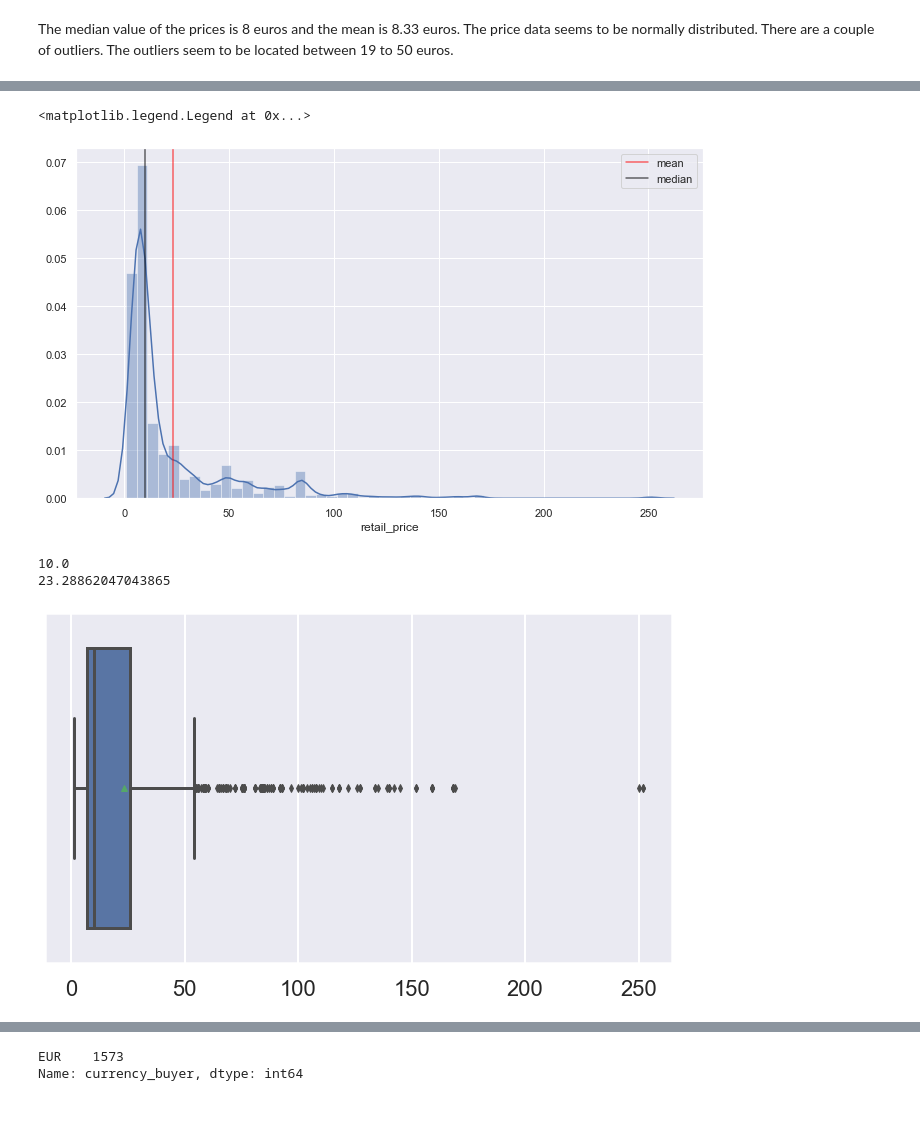
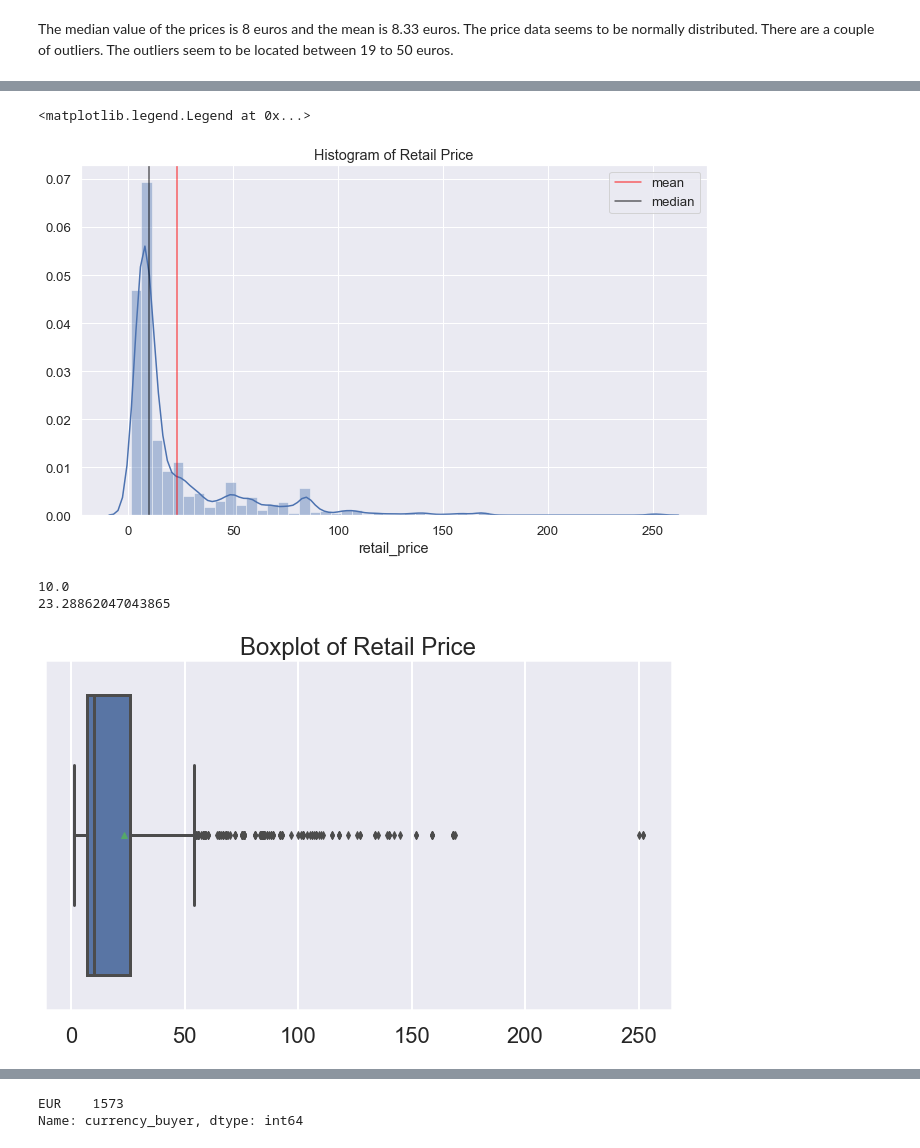
Before and after one commit to criosch1/Capstone_Final_Wish, a Jupyter notebook: Final Capstone Wish.ipynb, the cells around one changed output, grey strips where cells are left out. Saved outputs shown, nothing was run; the diff lists cells and outputs as text; code cells hidden in the pictures; blank space fills up the shorter version.

```diff
--- a/Final Capstone Wish.ipynb
+++ b/Final Capstone Wish.ipynb
@@ -282,14 +310,18 @@ Name: price, dtype: float64
 # %%
 # Visualization of price
 sns.set(rc={'figure.figsize': (10, 6)})
+sns.set(font_scale=1.25)
+
 
 mean=wish['price'].mean()
 median=wish['price'].median()
 
-sns.distplot(wish.price,bins=50)
+sns.distplot(wish.price,bins=50).set_title('Histogram of Price')
 plt.axvline(mean,0, 1, color = 'red', label='mean', alpha = 0.6)
 plt.axvline(median,0, 1, color = 'black', label='median', alpha = 0.6)
 
+
+
 plt.legend()
 # %% [output]
 <matplotlib.legend.Legend at 0x...>
@@ -314,11 +346,12 @@ print(wish['price'].mean())
 # %%
 # Cut the window in 2 parts
 sns.set(rc={'figure.figsize': (10, 6)})
+sns.set(font_scale=2)
 
 f, (ax_box, ax_hist) = plt.subplots(2, sharex=True, gridspec_kw={"height_ratios": (.15, .85)})
 
 # Add a graph in each part
-sns.boxplot(wish["price"], ax=ax_box)
+sns.boxplot(wish["price"], ax=ax_box).set_title('Boxplot and Histogram of Price')
 sns.distplot(wish["price"], ax=ax_hist)
 
 # Remove x axis name for the boxplot
@@ -347,35 +378,36 @@ max       252.000000
 Name: retail_price, dtype: float64
 # %%
 sns.set(rc={'figure.figsize': (10, 6)})
+sns.set(font_scale=1.2)
 
 mean=wish['retail_price'].mean()
 median=wish['retail_price'].median()
 
-sns.distplot(wish.retail_price,bins=50)
+sns.distplot(wish.retail_price,bins=50).set_title('Histogram of Retail Price')
 plt.axvline(mean,0, 1, color = 'red', label='mean', alpha=0.6)
 plt.axvline(median,0, 1, color = 'black', label='median', alpha=0.6)
 
 plt.legend()
 # %% [output]
 <matplotlib.legend.Legend at 0x...>
-[figure, old version]
+[figure, new version]
 # %%
 sns.set_context('poster')
 
 x = wish['retail_price'].values
 
 # 3. add boxplot
-sns.boxplot(x, showmeans = True)
+sns.boxplot(x, showmeans = True).set_title('Boxplot of Retail Price')
 
 # The line in the middle signifies the median
 # Check your median value with python
 print(wish['retail_price'].median())
 # Check your median value with python
 print(wish['retail_price'].mean())
 # %% [output]
 10.0
 23.28862047043865
-[figure, old version]
+[figure, new version]
 # %%
 # Cut the window in 2 parts
 sns.set(rc={'figure.figsize': (10, 6)})
```
Also changed, not shown: parts of 184 cells of this notebook.
